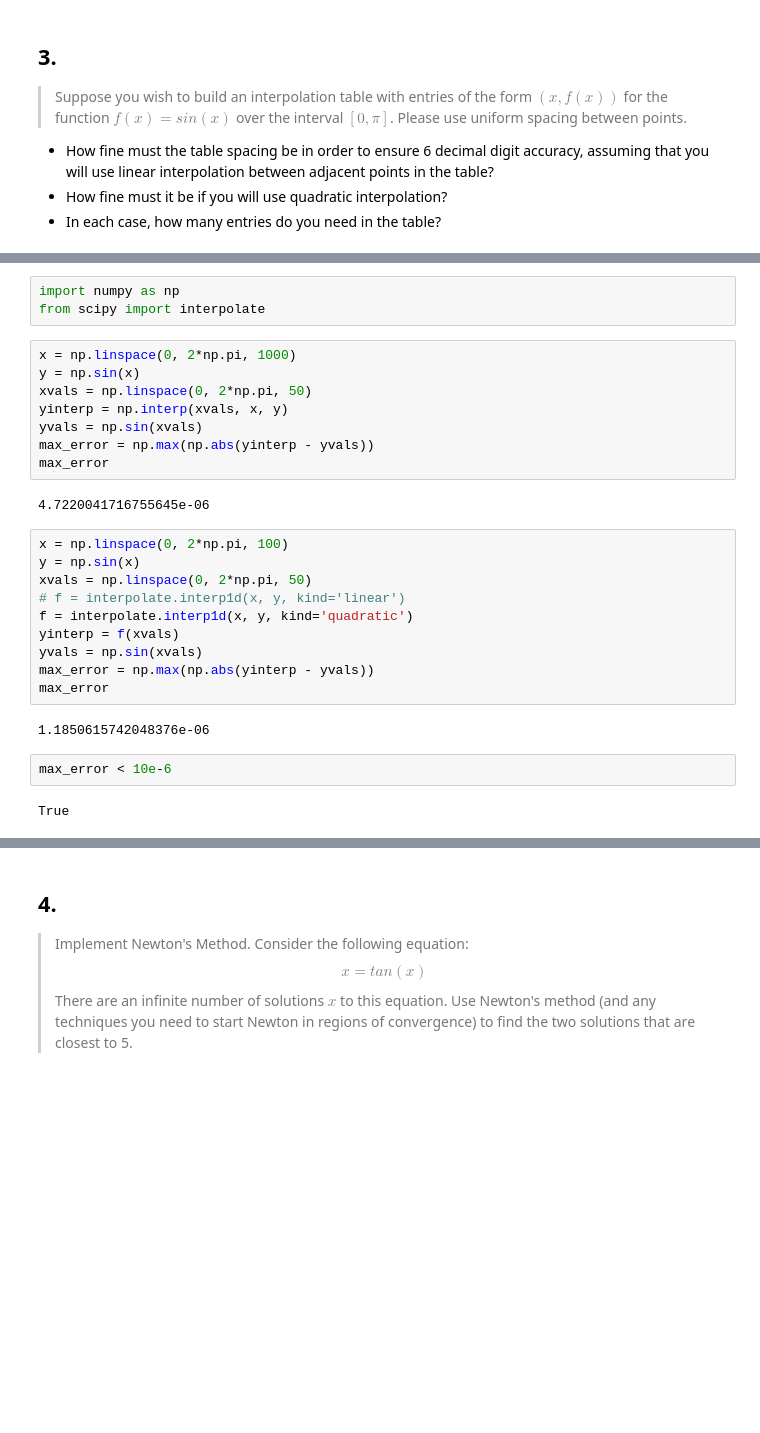
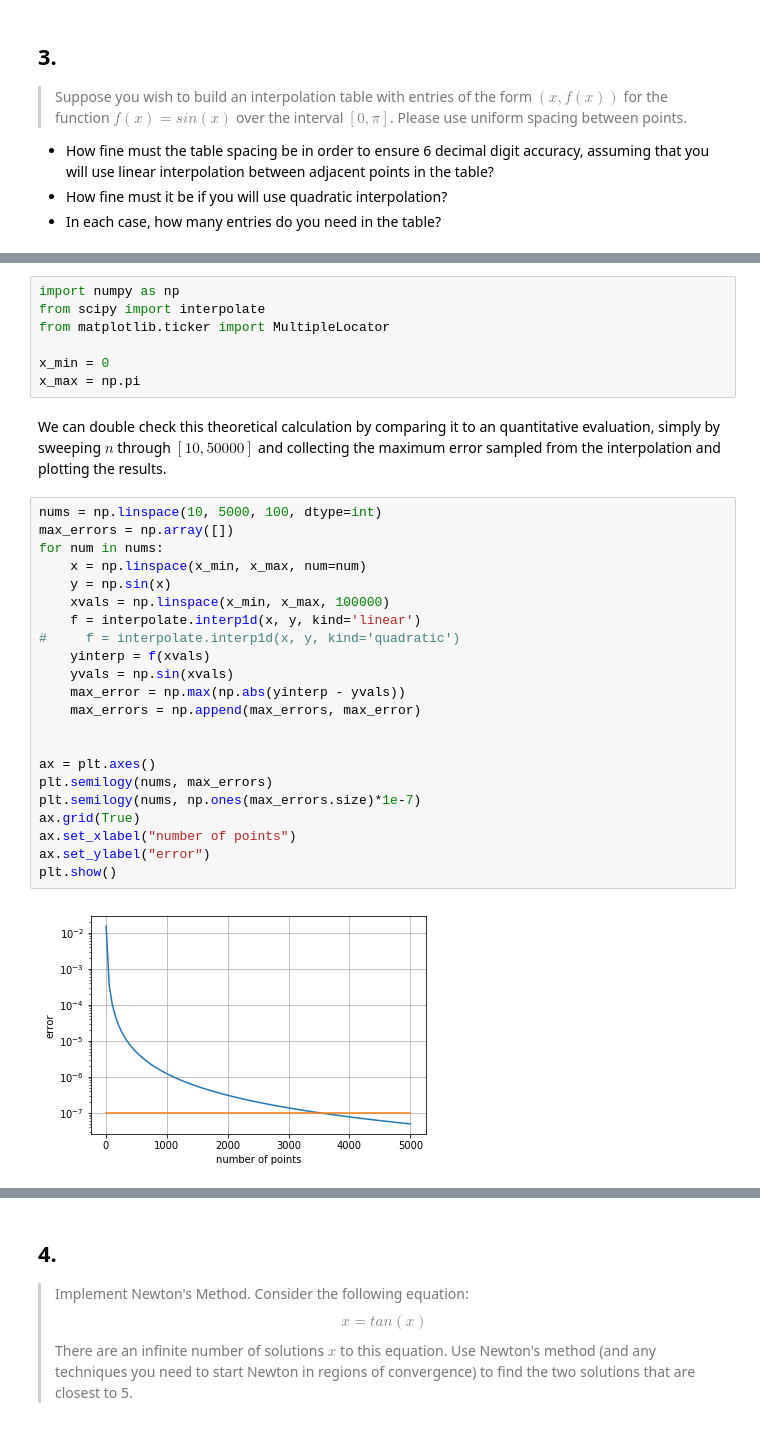
Before and after one commit to ruffsl/CSE291, a Jupyter notebook: hw/hw2/hw2.ipynb, the cells around one changed output, grey strips where cells are left out. Saved outputs shown, nothing was run; the diff lists cells and outputs as text; blank space fills up the shorter version.

```diff
--- a/hw/hw2/hw2.ipynb
+++ b/hw/hw2/hw2.ipynb
@@ -227,29 +287,33 @@ numpy_roots:  [ 2.+0.j  1.+1.j  1.-1.j]
 # %%
 import numpy as np
 from scipy import interpolate
+from matplotlib.ticker import MultipleLocator
+
+x_min = 0
+x_max = np.pi
-# %%
-x = np.linspace(0, 2*np.pi, 1000)
-y = np.sin(x)
-xvals = np.linspace(0, 2*np.pi, 50)
-yinterp = np.interp(xvals, x, y)
-yvals = np.sin(xvals)
-max_error = np.max(np.abs(yinterp - yvals))
-max_error
-# %% [output]
-4.7220041716755645e-06
+# %% [markdown]
+We can double check this theoretical calculation by comparing it to an quantitative evaluation, simply by sweeping $n$ through $[10, 50000]$ and collecting the maximum error sampled from the interpolation and plotting the results.
 # %%
-x = np.linspace(0, 2*np.pi, 100)
-y = np.sin(x)
-xvals = np.linspace(0, 2*np.pi, 50)
-# f = interpolate.interp1d(x, y, kind='linear')
-f = interpolate.interp1d(x, y, kind='quadratic')
-yinterp = f(xvals)
-yvals = np.sin(xvals)
-max_error = np.max(np.abs(yinterp - yvals))
-max_error
+nums = np.linspace(10, 5000, 100, dtype=int)
+max_errors = np.array([])
+for num in nums:
+    x = np.linspace(x_min, x_max, num=num)
+    y = np.sin(x)
+    xvals = np.linspace(x_min, x_max, 100000)
+    f = interpolate.interp1d(x, y, kind='linear')
+#     f = interpolate.interp1d(x, y, kind='quadratic')
+    yinterp = f(xvals)
+    yvals = np.sin(xvals)
+    max_error = np.max(np.abs(yinterp - yvals))
+    max_errors = np.append(max_errors, max_error)
+
+
+ax = plt.axes()
+plt.semilogy(nums, max_errors)
+plt.semilogy(nums, np.ones(max_errors.size)*1e-7)
+ax.grid(True)
+ax.set_xlabel("number of points")
+ax.set_ylabel("error")
+plt.show()
 # %% [output]
-1.1850615742048376e-06
+[figure, added]
-# %%
-max_error < 10e-6
-# %% [output]
-True
```
Also changed, not shown: parts of 22 cells of this notebook, 1 other file.
